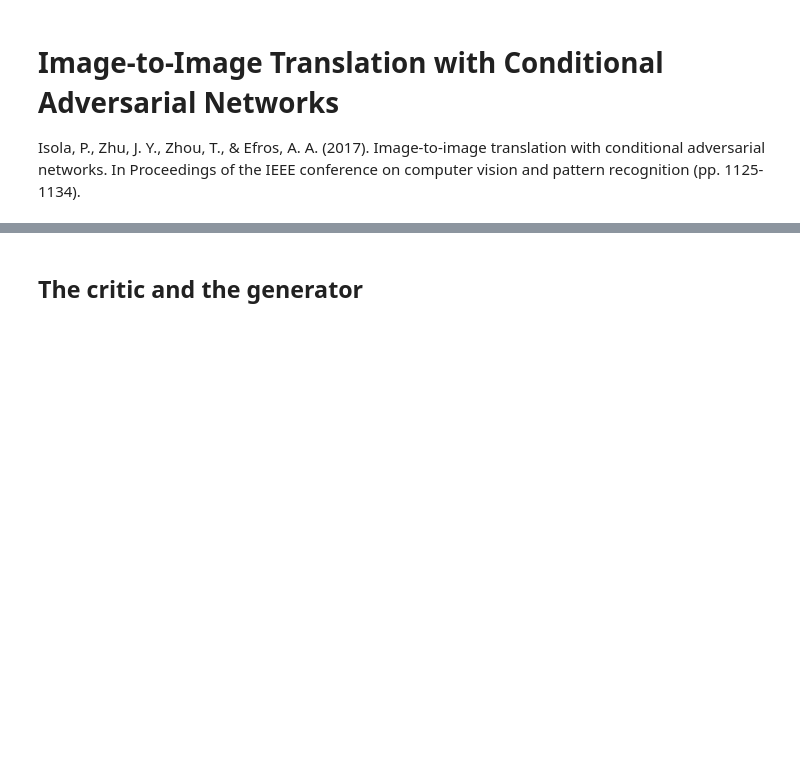
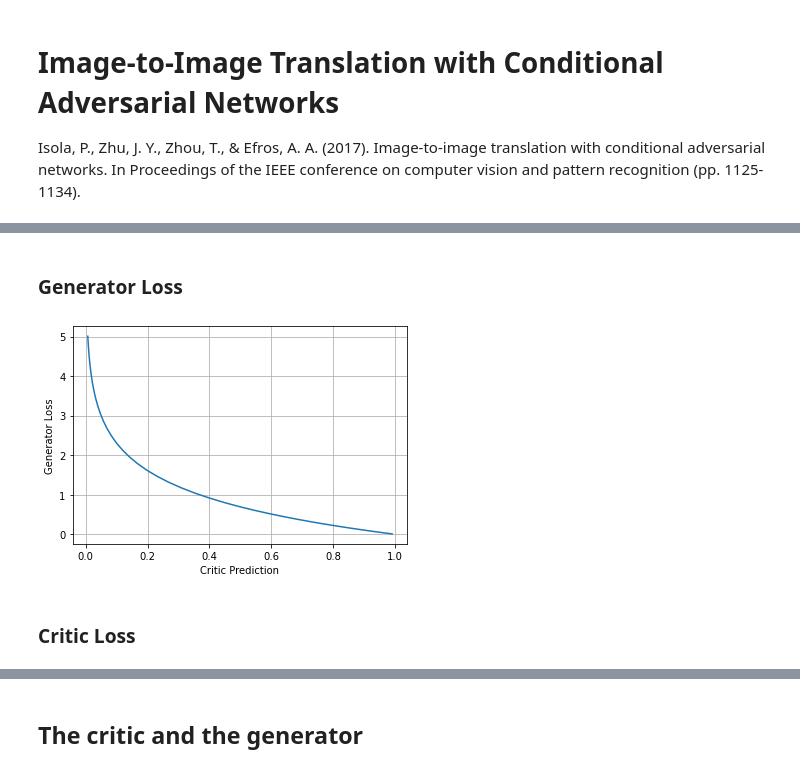
Before and after one commit to ababino/fastpapers, a Jupyter notebook: 01_isola2017image.ipynb, the cells around one changed output, grey strips where cells are left out. Saved outputs shown, nothing was run; the diff lists cells and outputs as text; code cells hidden in the pictures; blank space fills up the shorter version.

```diff
--- a/01_isola2017image.ipynb
+++ b/01_isola2017image.ipynb
@@ -71,10 +89,29 @@ dls.show_batch()
+# %% [markdown]
+### Generator Loss
 # %%
 #export
-def gen_bce_l1_loss(fake_pred, output, target, l1_weight=100):
+def gen_bce_l1_loss(fake_pred, output, target, l1_weight=100, bce_weight=1):
     l1_loss = nn.L1Loss()(output[-1],target[-1])
     ones = fake_pred.new_ones(*fake_pred.shape)
-    bce_loss = nn.BCEWithLogitsLoss()(fake_pred, ones)
-    return bce_loss + l1_weight*l1_loss
+    bce_loss= nn.BCEWithLogitsLoss()(fake_pred, ones)
+    return bce_weight*bce_loss + l1_weight*l1_loss
+
+def gen_bce_loss(learn, output, target):
+    fake_pred = learn.model.critic(output)
+    ones = fake_pred.new_ones(*fake_pred.shape)
+    bce = nn.BCEWithLogitsLoss()(fake_pred, ones)
+    return bce
+# %%
+x = torch.arange(-5, 5, step=0.2).unsqueeze(-1)
+output = torch.ones(2, 1)
+y = []
+for xi in x: y.append(gen_bce_l1_loss(xi, output, output))
+plt.figure(); plt.plot(nn.Sigmoid()(x),y)
+plt.xlabel('Critic Prediction'); plt.ylabel('Generator Loss');plt.grid(True);
+# %% [output]
+[figure, added]
+# %% [markdown]
+### Critic Loss
 # %%
 #export
 def crit_bce_loss(real_pred, fake_pred):
```
Also changed, not shown: parts of 50 cells of this notebook, 9 other files.
